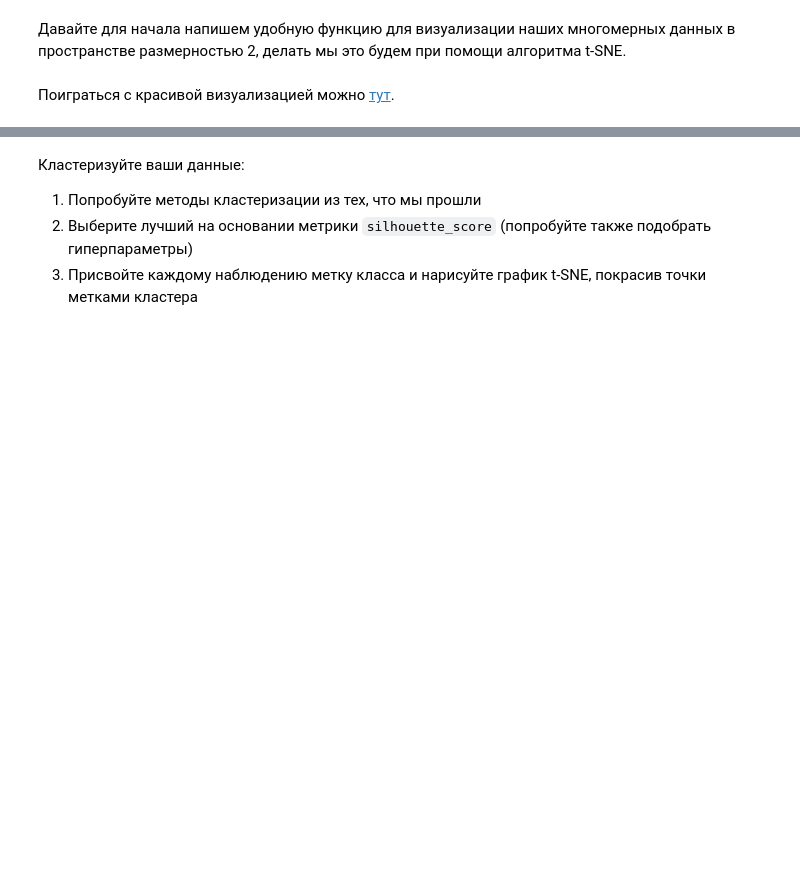
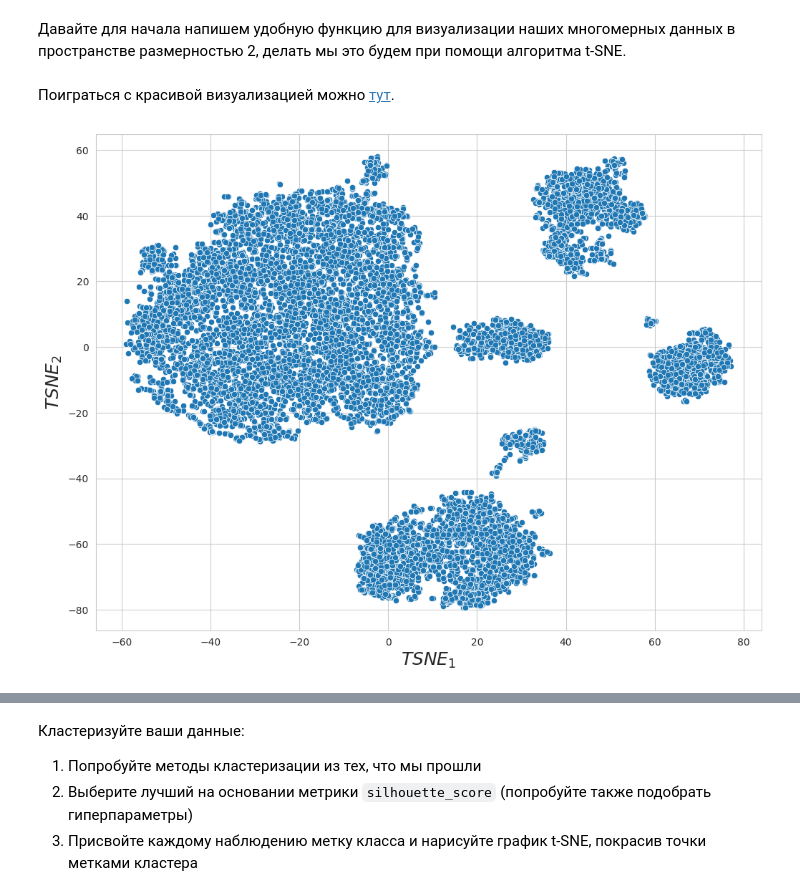
Before and after one commit to grishchenkoira/BI-ml-2024-homeworks, a Jupyter notebook: HW3/Cluster_tSNE.ipynb, the cells around one changed output, grey strips where cells are left out. Drawn from its saved outputs; the diff is of its cells as text; code cells hidden in the pictures; blank space fills up the shorter version.

```diff
--- a/HW3/Cluster_tSNE.ipynb
+++ b/HW3/Cluster_tSNE.ipynb
@@ -478,3 +478,7 @@ def plot_tsne(data, n_iter=1000,
     # в таком случае нам не придется ждать заново, просто нарисуем новую с готовыми данными
 
     return tsne_embedding
+# %%
+tsne_res = plot_tsne(fc_data_no_outl_stand, n_iter = 1500, perplexity=60)
+# %% [output]
+[figure, added]
```
Also changed, not shown: parts of 26 cells of this notebook.
